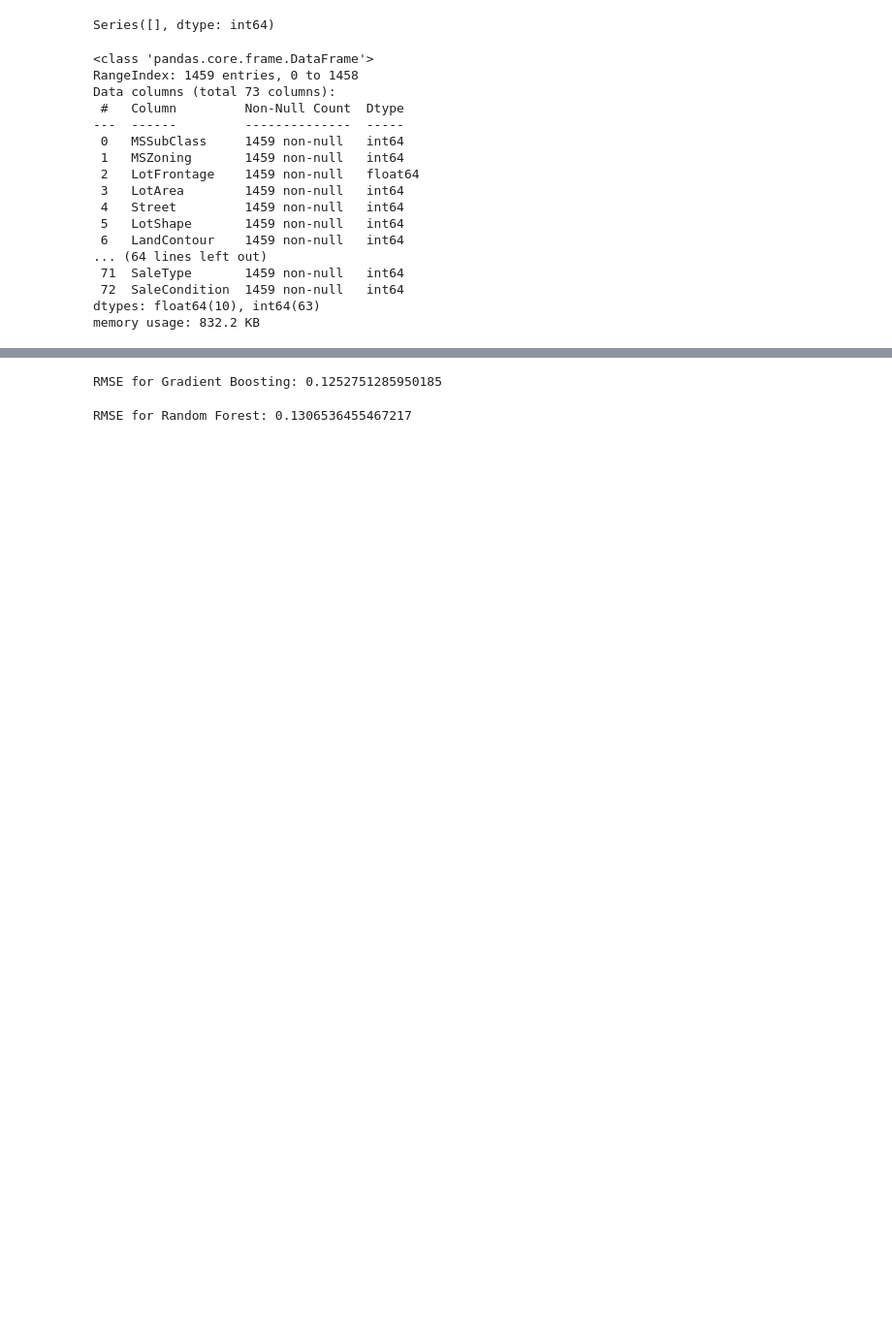
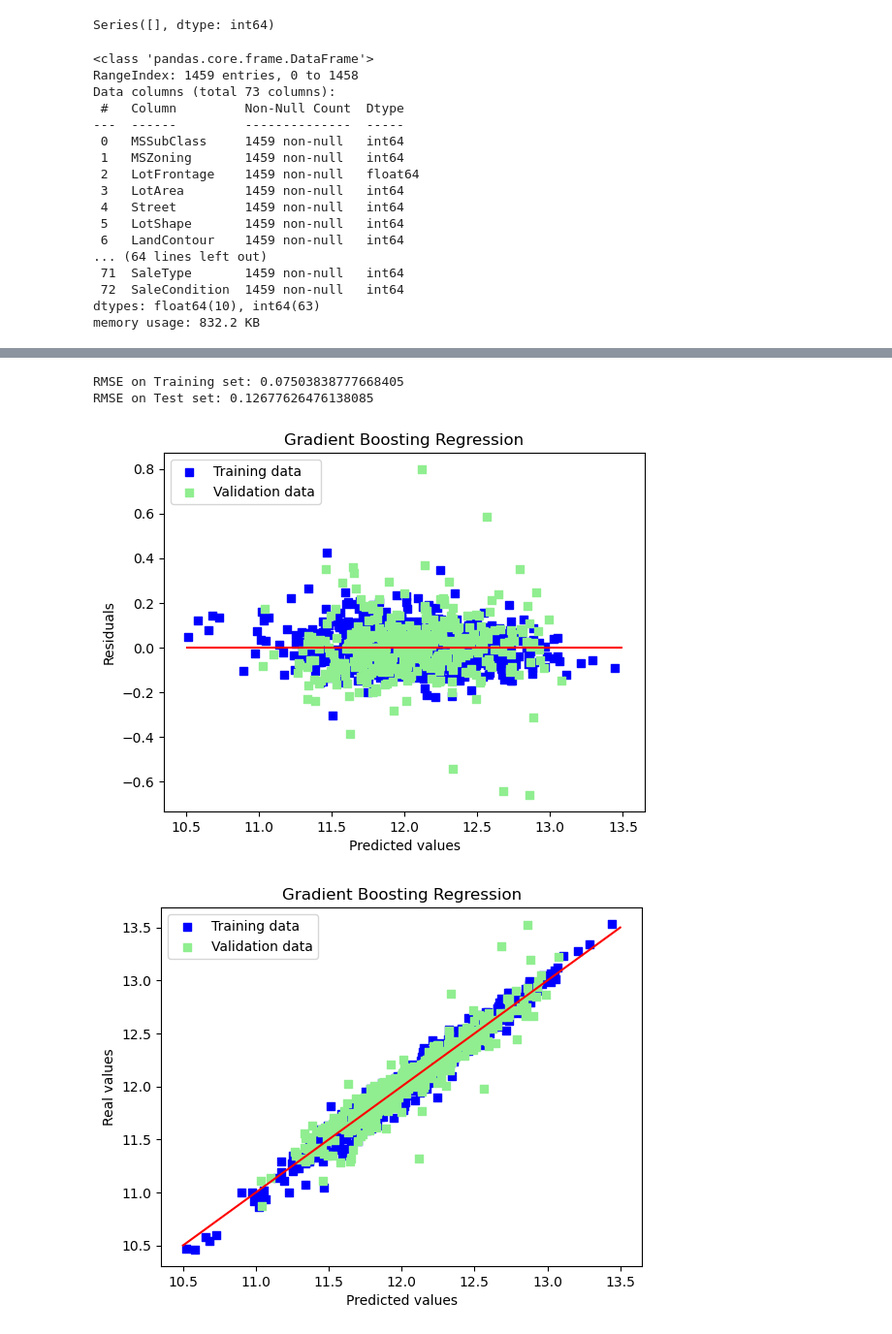
Before and after one commit to AyeshaIrshad1337/House-Price-Prediction-Kaggle-Competition, a Jupyter notebook: house-price-prediction-competition.ipynb, the cells around one changed output, grey strips where cells are left out. Shown at 97% size. Cells and saved outputs as stored; diff of their text form; code cells hidden in the pictures; blank space fills up the shorter version.

```diff
--- a/house-price-prediction-competition.ipynb
+++ b/house-price-prediction-competition.ipynb
@@ -775,32 +833,46 @@ predictions.plot(x = "linear", y = "lasso", kind = "scatter")
-# %%
-from sklearn.ensemble import GradientBoostingRegressor
-
-# Initialize the Gradient Boosting Regressor
-gb_model = GradientBoostingRegressor(n_estimators=100, random_state=42)
-
-# Fit the model to the training data
-gb_model.fit(X_train, y_train)
-
-# Make predictions on the test set
-y_pred_gb = gb_model.predict(X_test)
-
-# Evaluate the model
-rmse_gb = mean_squared_error(y_test, y_pred_gb, squared=False)
-print("RMSE for Gradient Boosting:", rmse_gb)
-# %% [output]
-RMSE for Gradient Boosting: 0.1252751285950185
-# %%
-from sklearn.ensemble import RandomForestRegressor
-rf_model = RandomForestRegressor(n_estimators=100, random_state=42)
-
-# Fit the model to the training data
-rf_model.fit(X_train, y_train)
-
-# Make predictions on the test set
-y_pred_rf = rf_model.predict(X_test)
-
-# Evaluate the model
-rmse_rf = mean_squared_error(y_test, y_pred_rf, squared=False)
-print("RMSE for Random Forest:", rmse_rf)
-# %% [output]
-RMSE for Random Forest: 0.1306536455467217
+# %%
+from sklearn.ensemble import GradientBoostingRegressor
+
+gb = GradientBoostingRegressor()
+
+# Fit the model
+gb.fit(X_train, y_train)
+
+# Predictions on training and testing sets
+y_train_gb = gb.predict(X_train)
+y_test_gb = gb.predict(X_test)
+
+# Print RMSE on training and testing sets
+print("RMSE on Training set:", np.sqrt(mean_squared_error(y_train_gb, y_train)))
+print("RMSE on Test set:", np.sqrt(mean_squared_error(y_test_gb, y_test)))
+
+# Plot residuals
+plt.scatter(y_train_gb, y_train_gb - y_train, c="blue", marker="s", label="Training data")
+plt.scatter(y_test_gb, y_test_gb - y_test, c="lightgreen", marker="s", label="Validation data")
+plt.title("Gradient Boosting Regression")
+plt.xlabel("Predicted values")
+plt.ylabel("Residuals")
+plt.legend(loc="upper left")
+plt.hlines(y=0, xmin=10.5, xmax=13.5, color="red")
+plt.show()
+
+# Plot predictions
+plt.scatter(y_train_gb, y_train, c="blue", marker="s", label="Training data")
+plt.scatter(y_test_gb, y_test, c="lightgreen", marker="s", label="Validation data")
+plt.title("Gradient Boosting Regression")
+plt.xlabel("Predicted values")
+plt.ylabel("Real values")
+plt.legend(loc="upper left")
+plt.plot([10.5, 13.5], [10.5, 13.5], c="red")
+plt.show()
+
+# Plot feature importances
+plt.bar(range(len(gb.feature_importances_)), gb.feature_importances_)
+plt.xticks(range(len(gb.feature_importances_)), X_train.columns, rotation='vertical')
+plt.title("Feature Importances - Gradient Boosting")
+plt.show()
+# %% [output]
+RMSE on Training set: 0.07503838777668405
+RMSE on Test set: 0.12677626476138085
+[figure, added]
+[figure, added]
```
Also changed, not shown: parts of 21 cells of this notebook.
